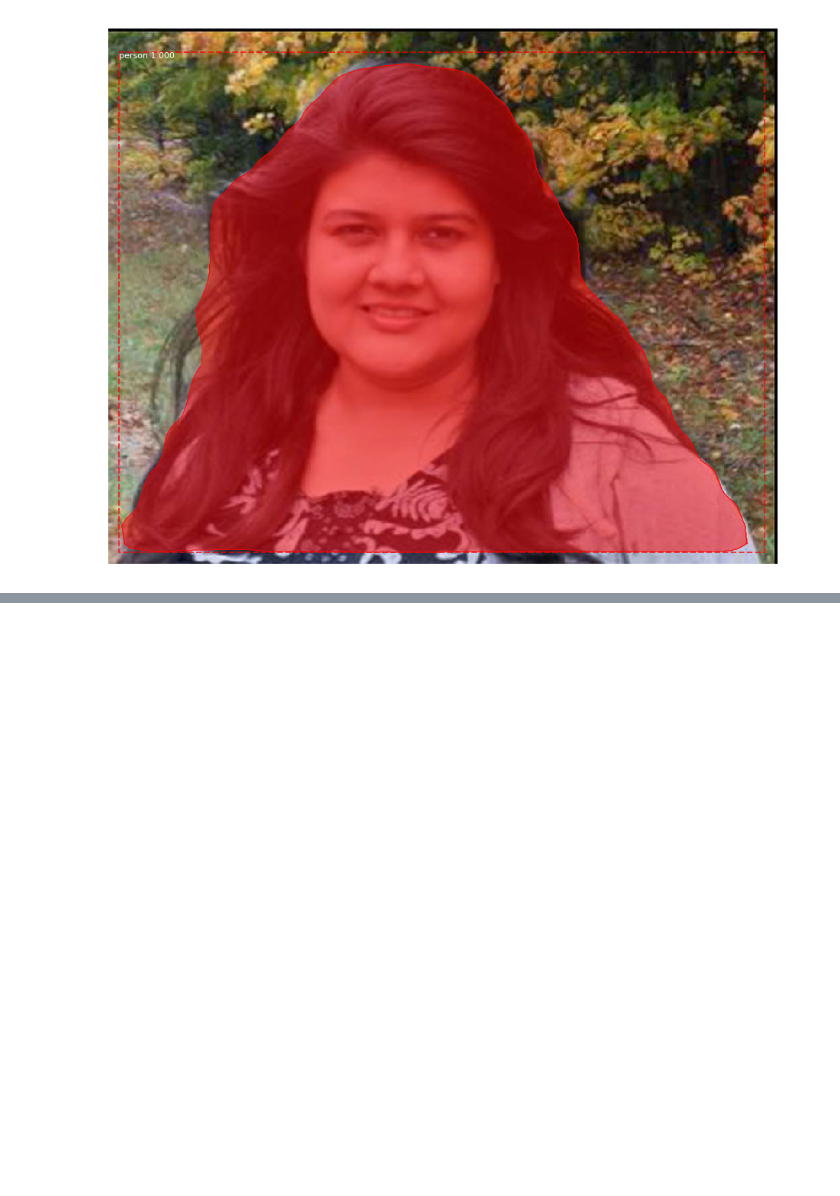
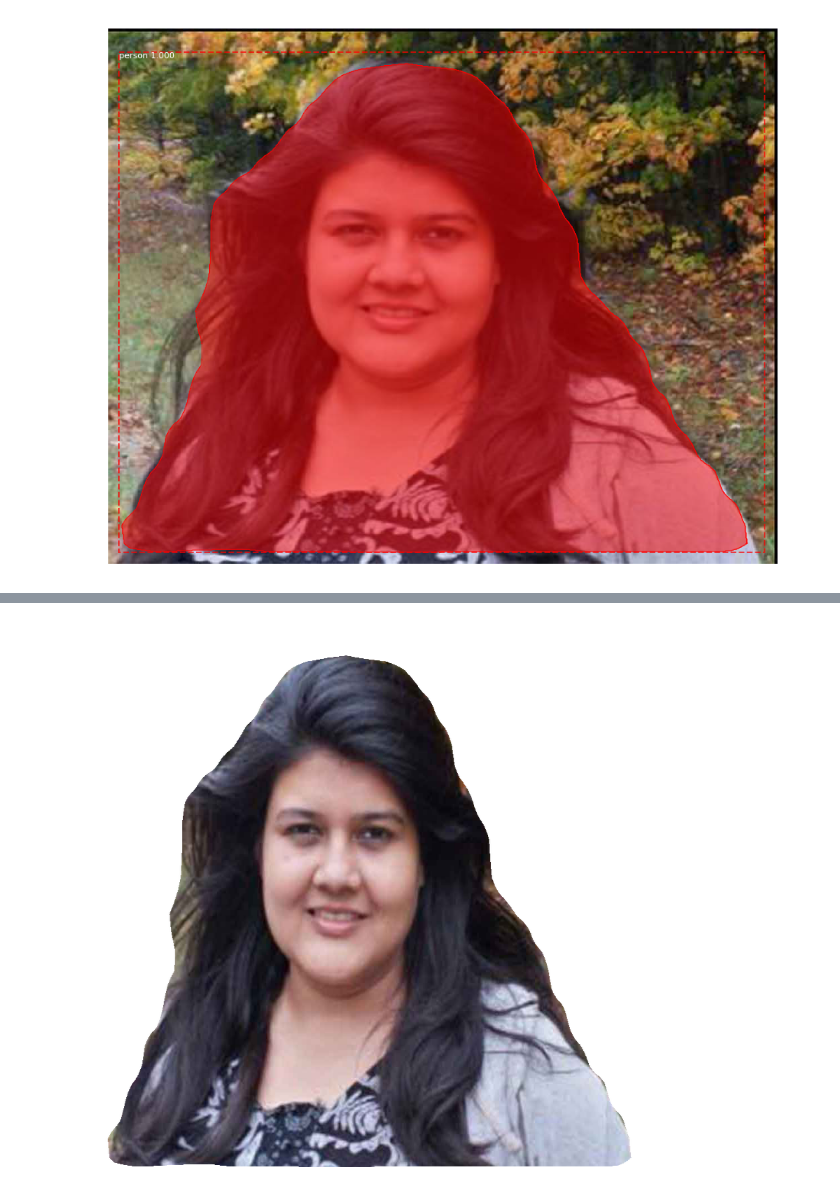
Before and after one commit to toly/photolab_slim, a Jupyter notebook: baseline.ipynb, the cells around one changed output, grey strips where cells are left out. Saved outputs shown, nothing was run; the diff lists cells and outputs as text; code cells hidden in the pictures; blank space fills up the shorter version.

```diff
--- a/baseline.ipynb
+++ b/baseline.ipynb
@@ -109,4 +109,4 @@ mask = r['masks'][:, :, 0]
 # %%
 image_4d = np.concatenate([image, mask[:, :, np.newaxis] * 255], axis=2)
 # %%
-plt.imshow(Image.fromarray(image_4d.astype(np.uint8), mode='RGBA'))
+image_alpha = Image.fromarray(image_4d.astype(np.uint8), mode='RGBA')
@@ -115,0 +118,8 @@ plt.imshow(Image.fromarray(image_4d.astype(np.uint8), mode='RGBA'))
+# %%
+ratio = 0.8
+# %%
+resized_cut = image_alpha.resize((int(image_alpha.width * ratio), image_alpha.height), Image.ANTIALIAS)
+# %%
+resized_cut
+# %% [output]
+[figure, added]
```
Also changed, not shown: parts of 11 cells of this notebook.
